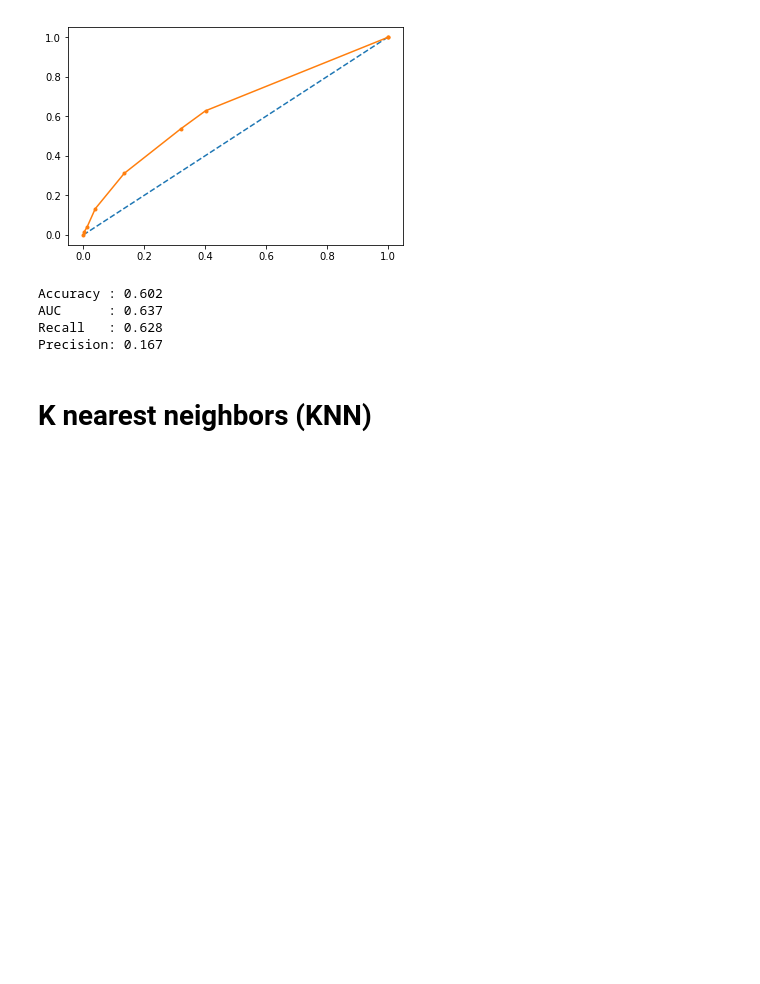
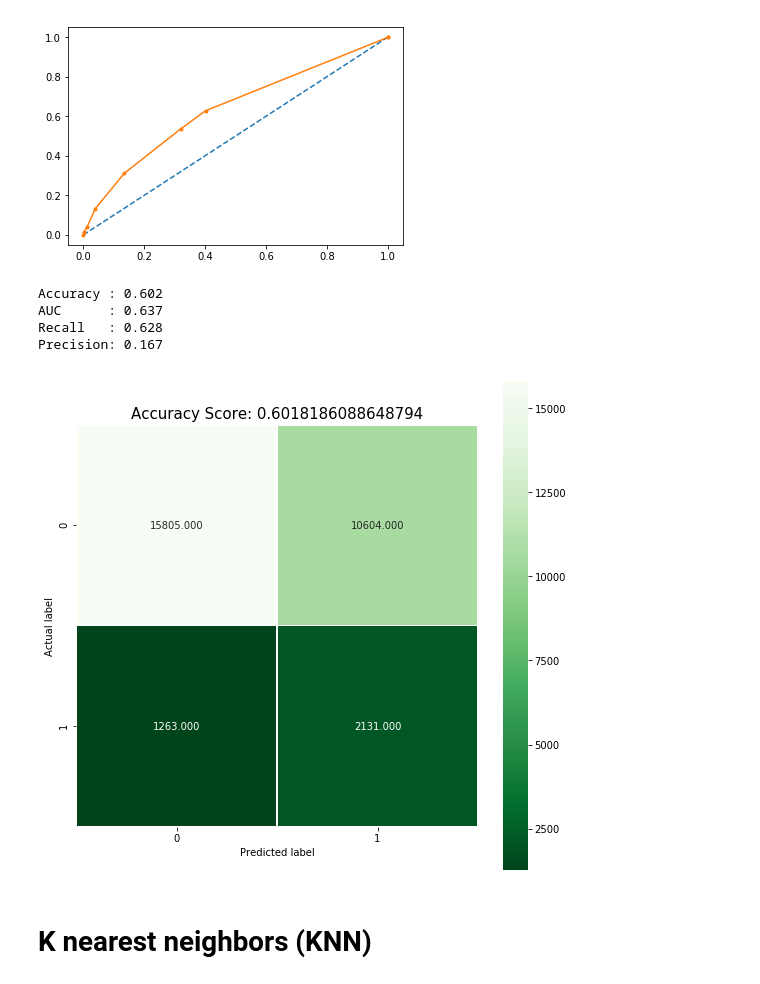
Before and after one commit to mrn21/CapstoneProject2, a Jupyter notebook: Hospital_Readmission.ipynb, the cells around one changed output. Saved outputs shown, nothing was run; the diff lists cells and outputs as text; code cells hidden in the pictures; blank space fills up the shorter version.

```diff
--- a/Hospital_Readmission.ipynb
+++ b/Hospital_Readmission.ipynb
@@ -892,0 +654,3 @@ Accuracy is  60.18186088648794
+# %%
+y_pred_dt = clfgini.predict(Xtest)
+print(classification_report(ytest,y_pred_dt, target_names = ['No Readmission', 'Readmission']))
@@ -903,6 +676,15 @@ Accuracy : 0.602
 AUC      : 0.637
 Recall   : 0.628
 Precision: 0.167
+# %%
+plt.figure(figsize=(9,9))
+sns.heatmap(confusion_matrix(ytest, y_pred_dt), annot=True, fmt=".3f", linewidths=.5, square = True, cmap = 'Greens_r');
+plt.ylabel('Actual label');
+plt.xlabel('Predicted label');
+all_sample_title = 'Accuracy Score: {0}'.format(clfgini.score(Xtest, ytest))
+plt.title(all_sample_title, size = 15);
+# %% [output]
+[figure, added]
 # %% [markdown]
 # K nearest neighbors (KNN)
 # %%
```
Also changed, not shown: parts of 73 cells of this notebook.
